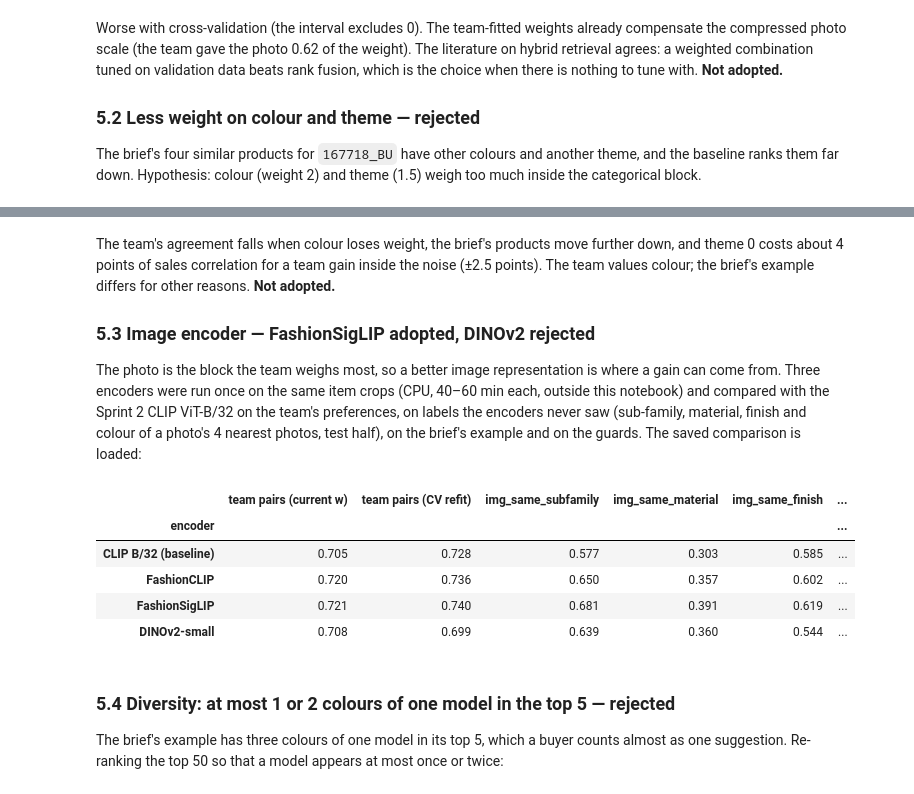
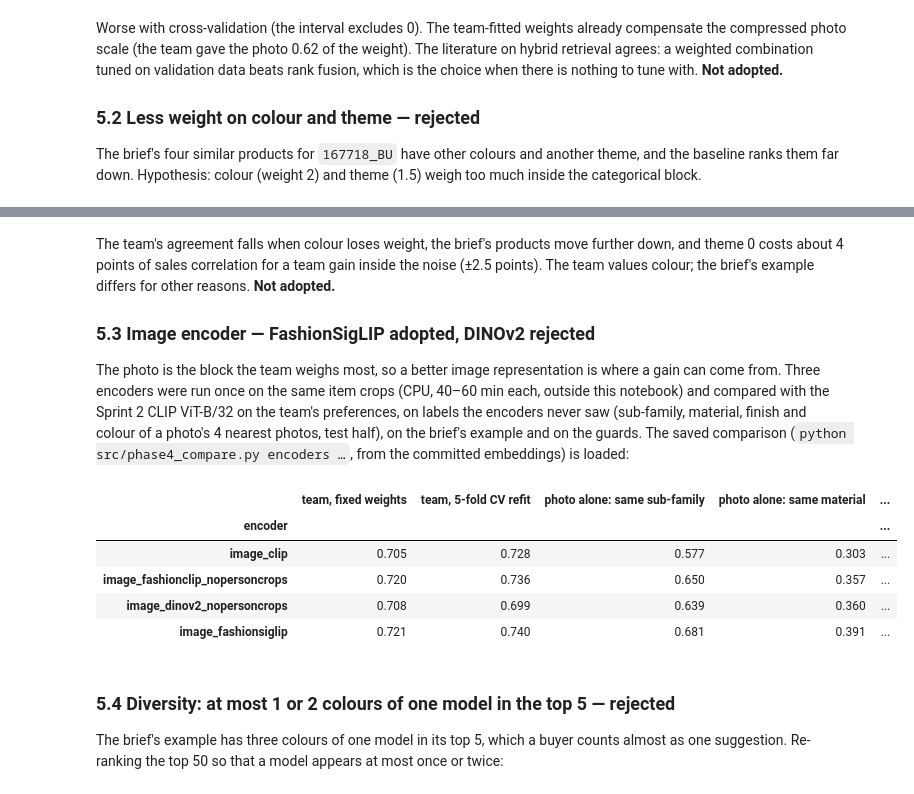
Before and after one commit to therealblitz00/ECQ, a Jupyter notebook: notebooks/phase3_explanations_estimates.ipynb, the cells around one changed output, grey strips where cells are left out. Cells and saved outputs as stored; diff of their text form; code cells hidden in the pictures.

```diff
--- a/notebooks/phase3_explanations_estimates.ipynb
+++ b/notebooks/phase3_explanations_estimates.ipynb
@@ -1046,18 +1139,19 @@ differs for other reasons. **Not adopted.**
 The photo is the block the team weighs most, so a better image representation is where a gain can come from. Three
 encoders were run once on the same item crops (CPU, 40–60 min each, outside this notebook) and compared with the Sprint 2
 CLIP ViT-B/32 on the team's preferences, on labels the encoders never saw (sub-family, material, finish and colour of a
-photo's 4 nearest photos, test half), on the brief's example and on the guards. The saved comparison is loaded:
+photo's 4 nearest photos, test half), on the brief's example and on the guards. The saved comparison
+(`python src/phase4_compare.py encoders …`, from the committed embeddings) is loaded:
 # %%
-enc = pd.read_csv(ROOT / "outputs" / "phase2b" / "image_encoders.csv").set_index("encoder")
-enc[["team pairs (current w)", "team pairs (CV refit)", "img_same_subfamily", "img_same_material", "img_same_finish",
-     "img_same_colour", "brief ranks (image alone)", "hit@4", "sales_corr"]].round(3)
+enc = pd.read_csv(ROOT / "outputs" / "phase2b" / "image_encoders.csv", index_col="encoder")
+enc[["team, fixed weights", "team, 5-fold CV refit", "photo alone: same sub-family", "photo alone: same material",
+     "photo alone: same finish", "photo alone: same colour", "brief ranks (photo alone)", "hit@4", "sales_corr"]].round(3)
 # %% [output]
-|  | team pairs (current w) | team pairs (CV refit) | img_same_subfamily | img_same_material | img_same_finish | ... |
-| encoder |  |  |  |  |  | ... |
-| CLIP B/32 (baseline) | 0.705 | 0.728 | 0.577 | 0.303 | 0.585 | ... |
-| FashionCLIP | 0.720 | 0.736 | 0.650 | 0.357 | 0.602 | ... |
-| FashionSigLIP | 0.721 | 0.740 | 0.681 | 0.391 | 0.619 | ... |
-| DINOv2-small | 0.708 | 0.699 | 0.639 | 0.360 | 0.544 | ... |
+|  | team, fixed weights | team, 5-fold CV refit | photo alone: same sub-family | photo alone: same material | ... |
+| encoder |  |  |  |  | ... |
+| image_clip | 0.705 | 0.728 | 0.577 | 0.303 | ... |
+| image_fashionclip_nopersoncrops | 0.720 | 0.736 | 0.650 | 0.357 | ... |
+| image_dinov2_nopersoncrops | 0.708 | 0.699 | 0.639 | 0.360 | ... |
+| image_fashionsiglip | 0.721 | 0.740 | 0.681 | 0.391 | ... |
 # %% [markdown]
 ### 5.4 Diversity: at most 1 or 2 colours of one model in the top 5 — rejected
 
```
Also changed, not shown: parts of 25 cells of this notebook, 22 other files.
